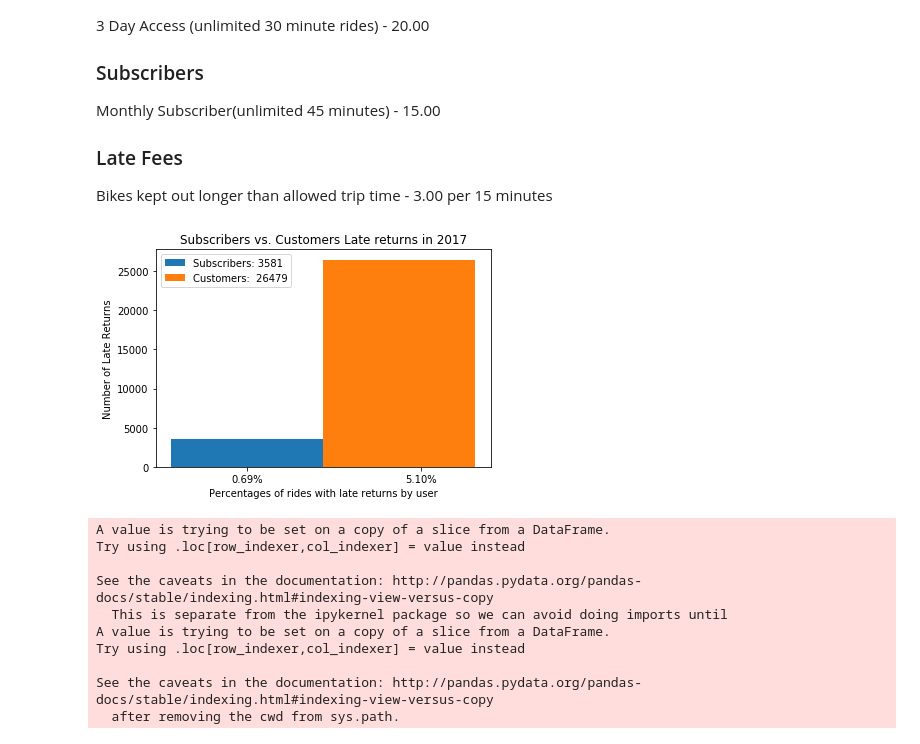
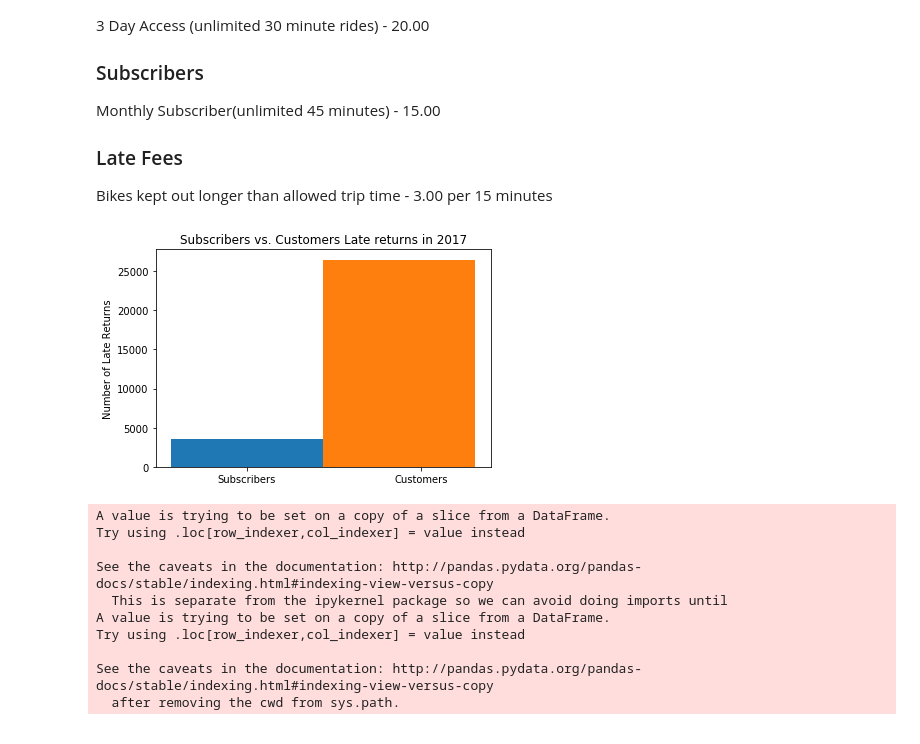
Before and after one commit to jarango-math/fordgo_bike_project, a Jupyter notebook: fundamental_capstone_project.ipynb, the cells around one changed output. Saved outputs shown, nothing was run; the diff lists cells and outputs as text; code cells hidden in the pictures.

```diff
--- a/fundamental_capstone_project.ipynb
+++ b/fundamental_capstone_project.ipynb
@@ -42,30 +40,28 @@ Bikes kept out longer than allowed trip time - 3.00 per 15 minutes
 # %%
 # want to obtain the amount of income from subscribers versus customers
 # to change for seconds to minutes need to use module 60 and divide by 60
 # need to obtain a list of customer that went over their allowed time, use divide 15 to see increments
 late_group = df[df['duration_sec'] > 1800]
 sub_late_group = late_group[late_group['duration_sec'] > 2700]
 non_sub_late=late_group[late_group['user_type']=='Customer']
 #Note that subscribers have a time limit of 45 minutes
 sub_late=sub_late_group[sub_late_group['user_type']=='Subscriber']
 
 N = 1
 ind = np.arange(N)
 width = 0.35
 
 p1 = plt.bar(ind, len(sub_late), width)
 p2 = plt.bar(ind+width, len(non_sub_late), width)
 
 plt.ylabel('Number of Late Returns')
-plt.xlabel('Percentages of rides with late returns by user')
 plt.title('Subscribers vs. Customers Late returns in 2017')
-plt.xticks(np.arange(0, .80, step=0.40), ('{0:.2f}%'.format(100*len(sub_late)/((non_sub_count+sub_count))),'{0:.2f}%'.format(100*len(non_sub_late)/(non_sub_count+sub_count))))
+plt.xticks(np.arange(0, .80, step=0.40), ('Subscribers','Customers'))
 plt.yticks(np.arange(0, 30000,step=5000))
-plt.legend((p1[0], p2[0]), ('Subscribers: {}'.format(len(sub_late)), 'Customers:  {}'.format(len(non_sub_late))))
 
 plt.show()
 # %% [output]
-[figure, old version]
+[figure, new version]
 # %%
 # make a list containing the number of seconds that subs went over
 # can only be ran once due to stacking values
```
Also changed, not shown: parts of 12 cells of this notebook.
